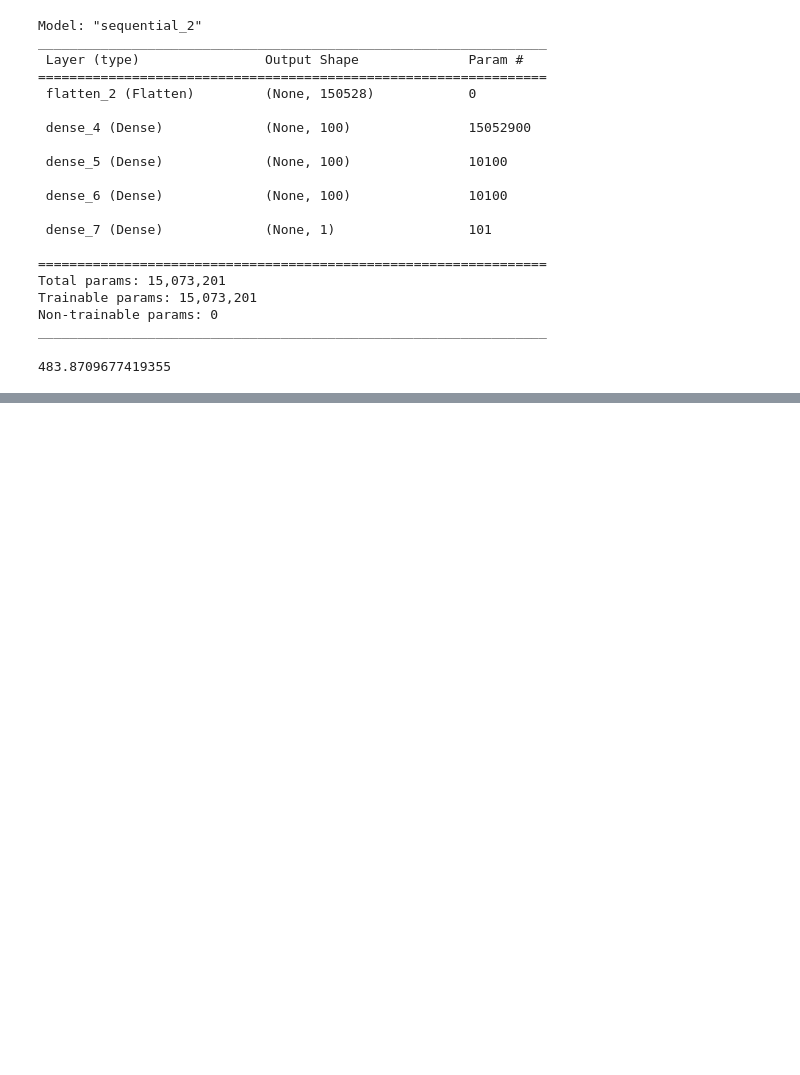
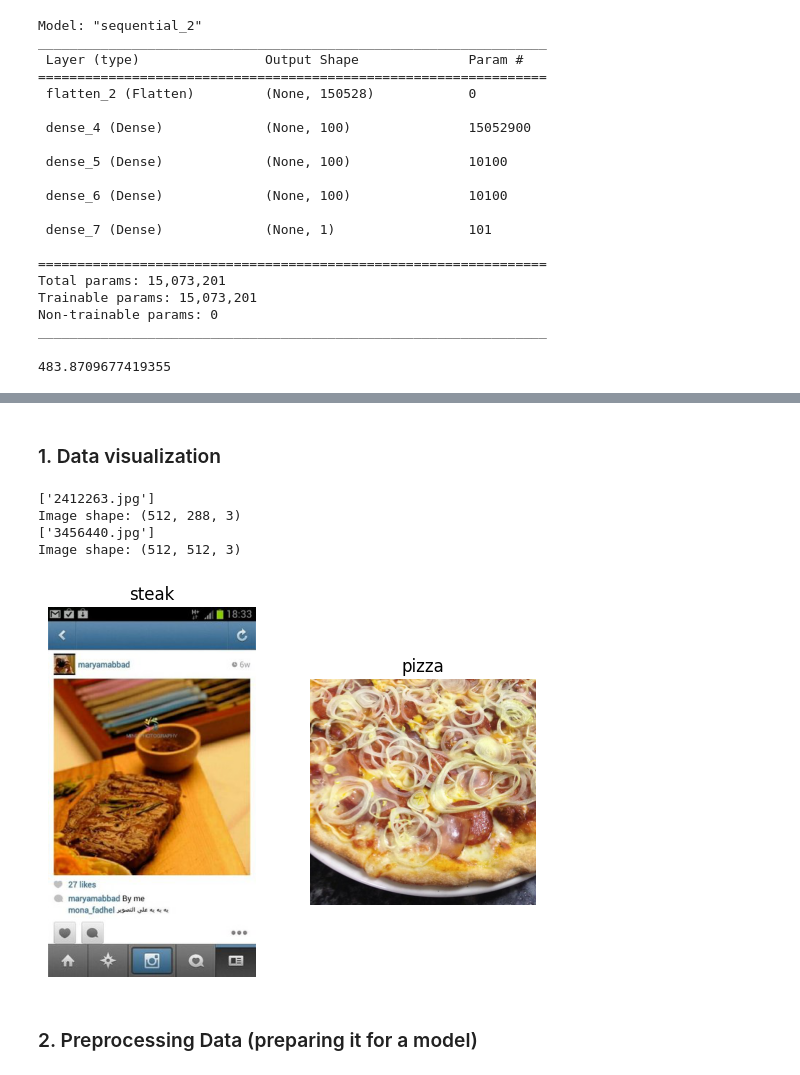
Before and after one commit to pranavrao87/Machine-Learning, a Jupyter notebook: Convolutional Neural Networks/03_computer_vision_intro.ipynb, the cells around one changed output, grey strips where cells are left out. Saved outputs shown, nothing was run; the diff lists cells and outputs as text; code cells hidden in the pictures; blank space fills up the shorter version.

```diff
--- a/Convolutional Neural Networks/03_computer_vision_intro.ipynb
+++ b/Convolutional Neural Networks/03_computer_vision_intro.ipynb
@@ -399,0 +436,17 @@ _________________________________________________________________
+# %% [markdown]
+### 1. Data visualization
+# %%
+# Visualize data
+plt.figure()
+plt.subplot(1, 2, 1)
+steak_img = view_random_image("pizza_steak/train/", "steak")
+plt.subplot(1, 2, 2)
+pizza_img = view_random_image("pizza_steak/train/", "pizza")
+# %% [output]
+['2412263.jpg']
+Image shape: (512, 288, 3)
+['3456440.jpg']
+Image shape: (512, 512, 3)
+[figure, added]
+# %% [markdown]
+### 2. Preprocessing Data (preparing it for a model)
```
Also changed, not shown: parts of 28 cells of this notebook.
